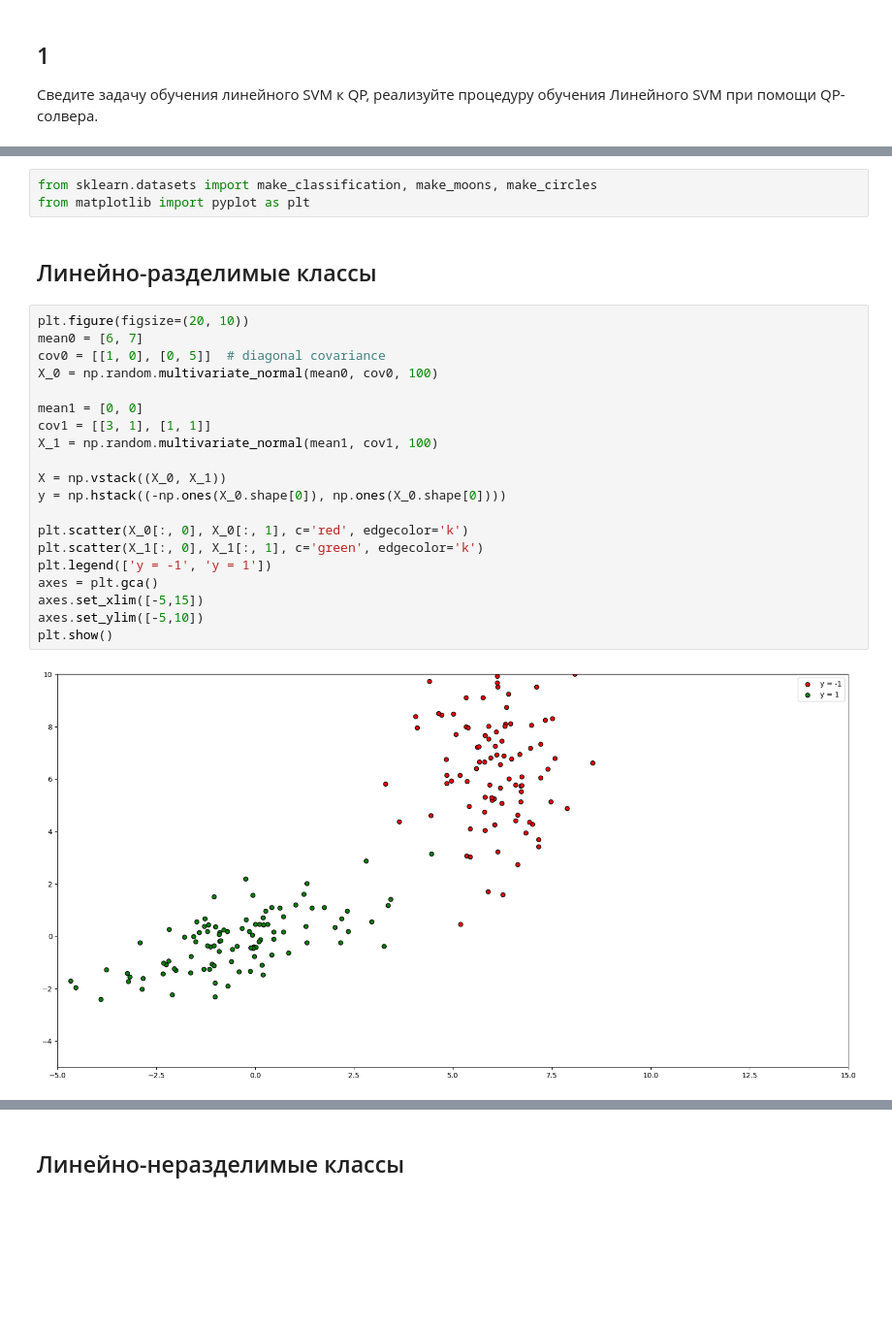
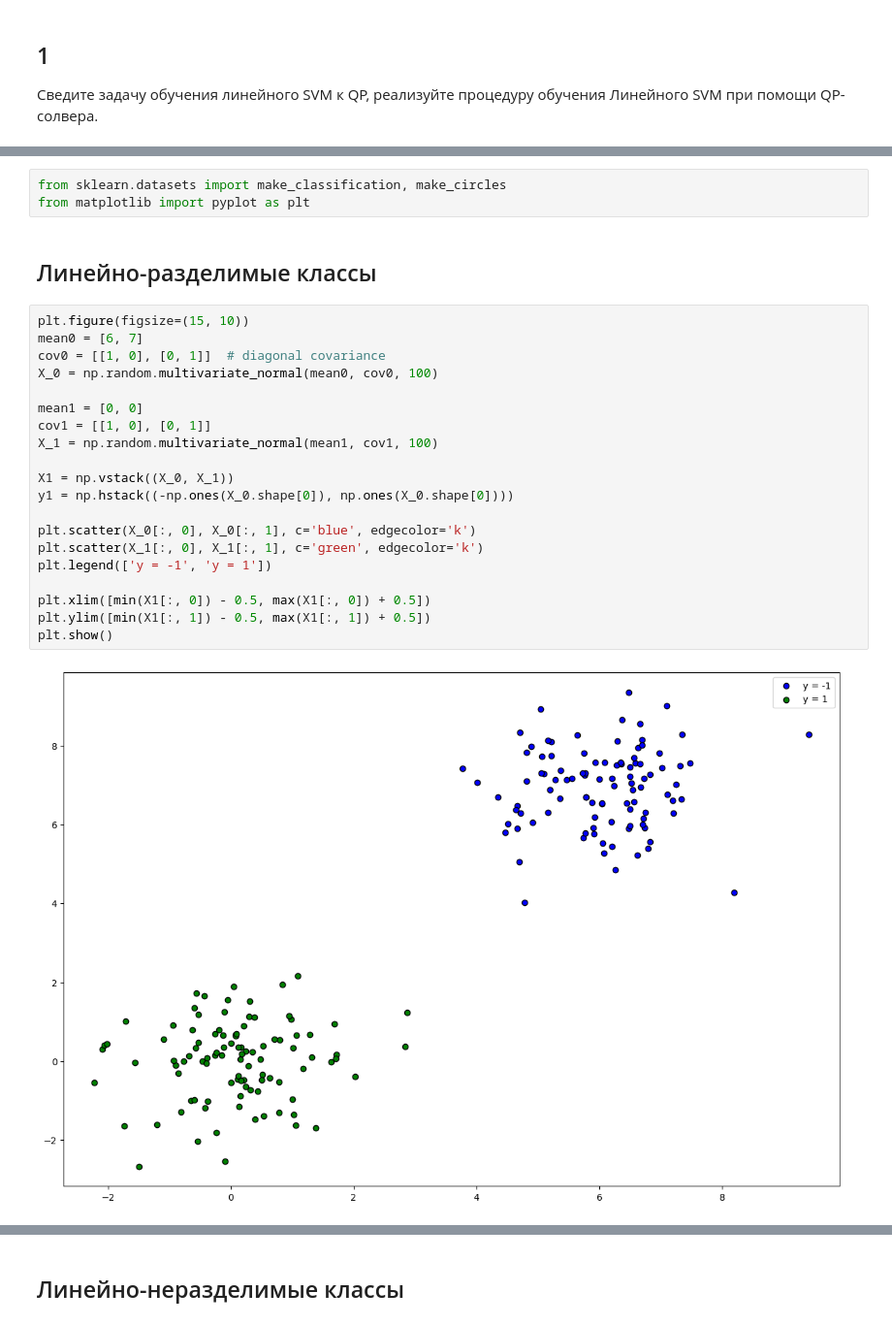
Before and after one commit to avmorozova/MachineLearning2023, a Jupyter notebook: homework03/Лабораторная работа 3. Машина опорных векторов (SVM) .ipynb, the cells around one changed output, grey strips where cells are left out. Shown at 97% size. Saved outputs shown, nothing was run; the diff lists cells and outputs as text; blank space fills up the shorter version.

```diff
--- a/homework03/Лабораторная работа 3. Машина опорных векторов (SVM) .ipynb
+++ b/homework03/Лабораторная работа 3. Машина опорных векторов (SVM) .ipynb
@@ -292,28 +290,28 @@ class LinearSVM(BaseEstimator):
 # %%
-from sklearn.datasets import make_classification, make_moons, make_circles
+from sklearn.datasets import make_classification, make_circles
 from matplotlib import pyplot as plt
 # %% [markdown]
 ## Линейно-разделимые классы
 # %%
-plt.figure(figsize=(20, 10))
+plt.figure(figsize=(15, 10))
 mean0 = [6, 7]
-cov0 = [[1, 0], [0, 5]]  # diagonal covariance
+cov0 = [[1, 0], [0, 1]]  # diagonal covariance
 X_0 = np.random.multivariate_normal(mean0, cov0, 100)
 
 mean1 = [0, 0]
-cov1 = [[3, 1], [1, 1]]
+cov1 = [[1, 0], [0, 1]]
 X_1 = np.random.multivariate_normal(mean1, cov1, 100)
 
-X = np.vstack((X_0, X_1))
-y = np.hstack((-np.ones(X_0.shape[0]), np.ones(X_0.shape[0])))
+X1 = np.vstack((X_0, X_1))
+y1 = np.hstack((-np.ones(X_0.shape[0]), np.ones(X_0.shape[0])))
 
-plt.scatter(X_0[:, 0], X_0[:, 1], c='red', edgecolor='k')
+plt.scatter(X_0[:, 0], X_0[:, 1], c='blue', edgecolor='k')
 plt.scatter(X_1[:, 0], X_1[:, 1], c='green', edgecolor='k')
 plt.legend(['y = -1', 'y = 1'])
-axes = plt.gca()
-axes.set_xlim([-5,15])
-axes.set_ylim([-5,10])
+
+plt.xlim([min(X1[:, 0]) - 0.5, max(X1[:, 0]) + 0.5])
+plt.ylim([min(X1[:, 1]) - 0.5, max(X1[:, 1]) + 0.5])
 plt.show()
 # %% [output]
-[figure, old version]
+[figure, new version]
 # %%
```
Also changed, not shown: parts of 16 cells of this notebook.
